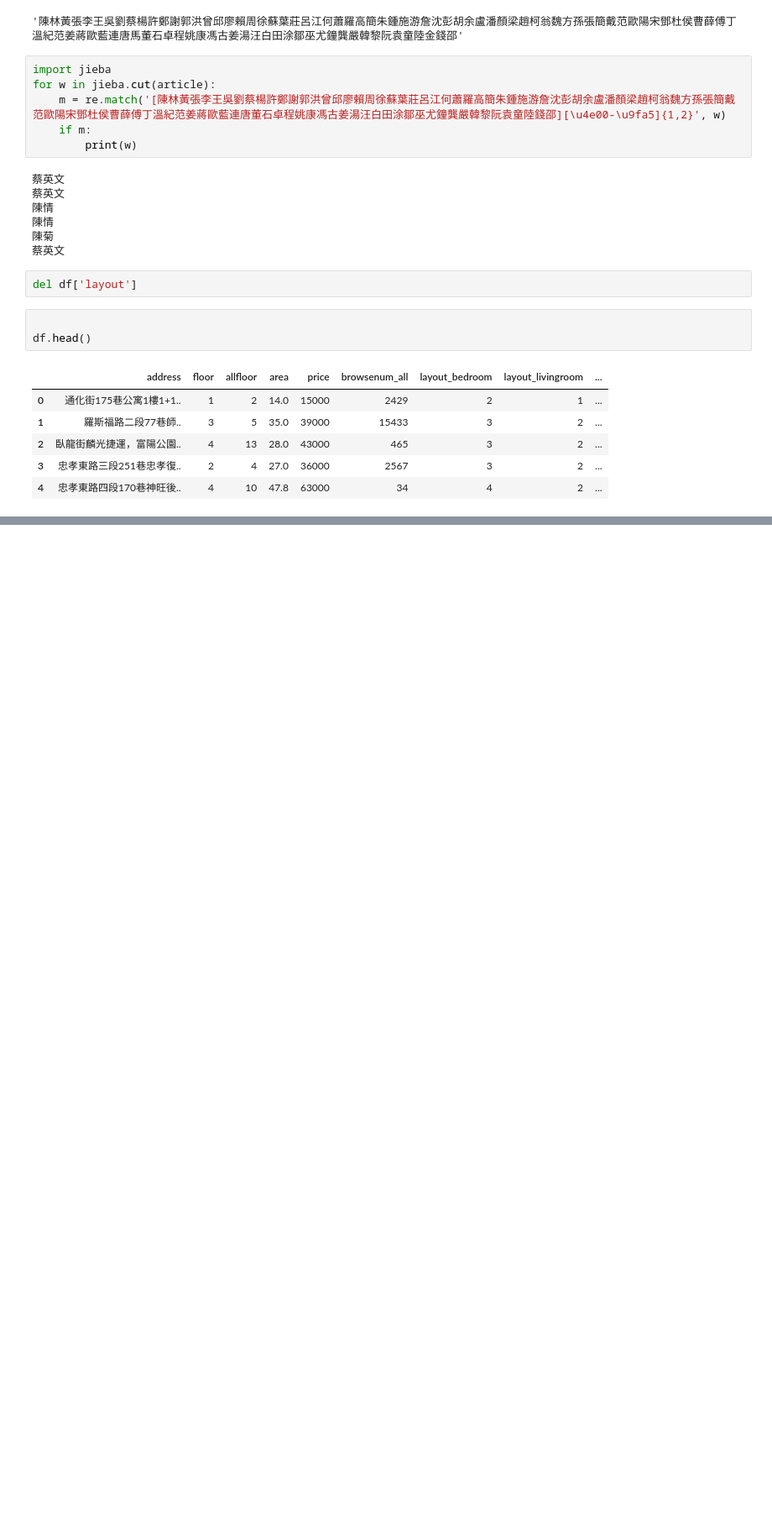
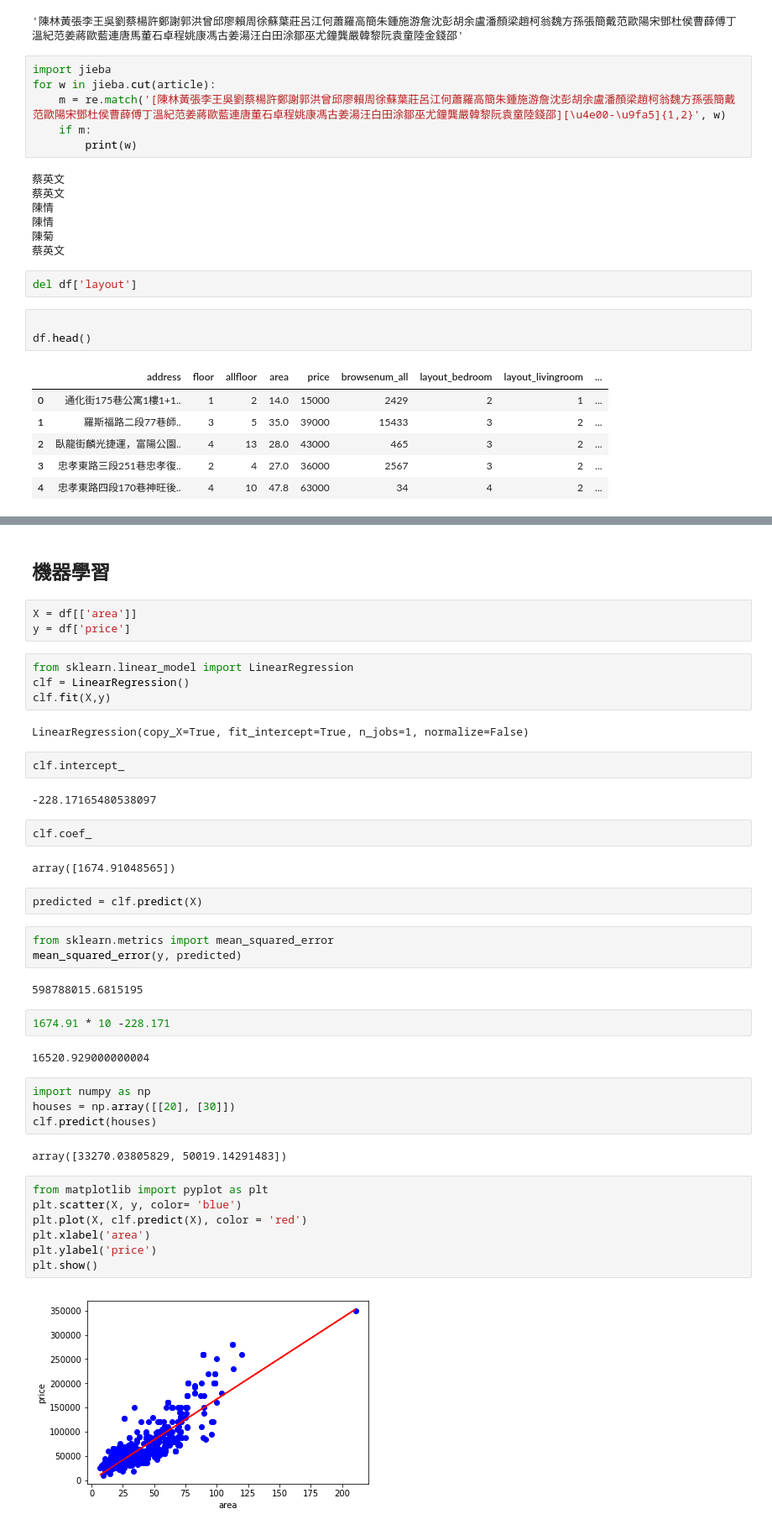
Before and after one commit to ywchiu/transglobepy, a Jupyter notebook: Demo20190614.ipynb, the cells around one changed output, grey strips where cells are left out. Shown at 84% size. Drawn from its saved outputs; the diff is of its cells as text; blank space fills up the shorter version.

```diff
--- a/Demo20190614.ipynb
+++ b/Demo20190614.ipynb
@@ -550,0 +809,45 @@ df.head()
+# %% [markdown]
+## 機器學習
+# %%
+X = df[['area']]
+y = df['price']
+# %%
+from sklearn.linear_model import LinearRegression
+clf = LinearRegression()
+clf.fit(X,y)
+# %% [output]
+LinearRegression(copy_X=True, fit_intercept=True, n_jobs=1, normalize=False)
+# %%
+clf.intercept_
+# %% [output]
+-228.17165480538097
+# %%
+clf.coef_
+# %% [output]
+array([1674.91048565])
+# %%
+predicted = clf.predict(X)
+# %%
+from sklearn.metrics import mean_squared_error
+mean_squared_error(y, predicted)
+# %% [output]
+598788015.6815195
+# %%
+1674.91 * 10 -228.171
+# %% [output]
+16520.929000000004
+# %%
+import numpy as np
+houses = np.array([[20], [30]])
+clf.predict(houses)
+# %% [output]
+array([33270.03805829, 50019.14291483])
+# %%
+from matplotlib import pyplot as plt
+plt.scatter(X, y, color= 'blue')
+plt.plot(X, clf.predict(X), color = 'red')
+plt.xlabel('area')
+plt.ylabel('price')
+plt.show()
+# %% [output]
+[figure, added]
```
Also changed, not shown: parts of 63 cells of this notebook, 1 other file.
